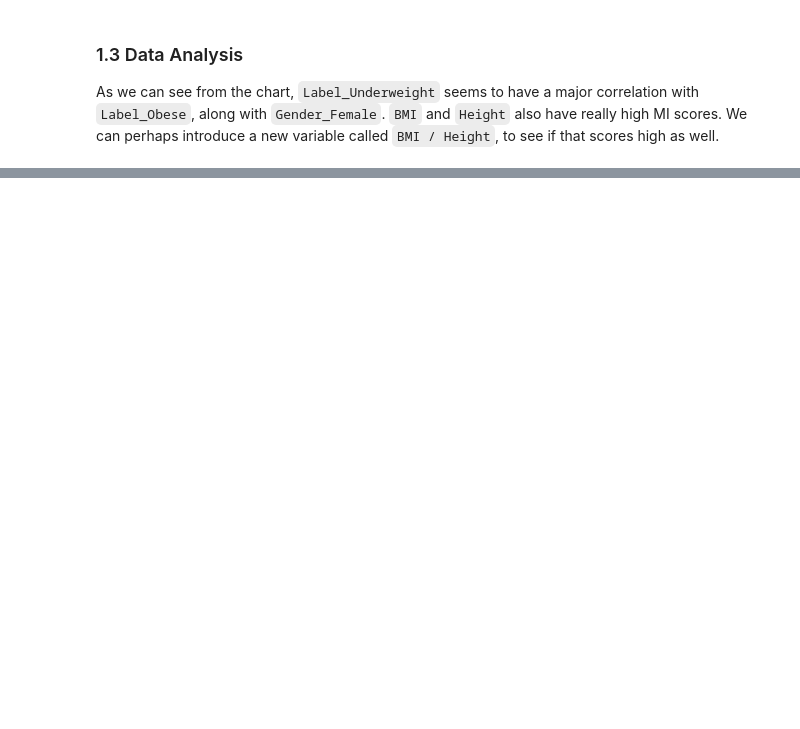
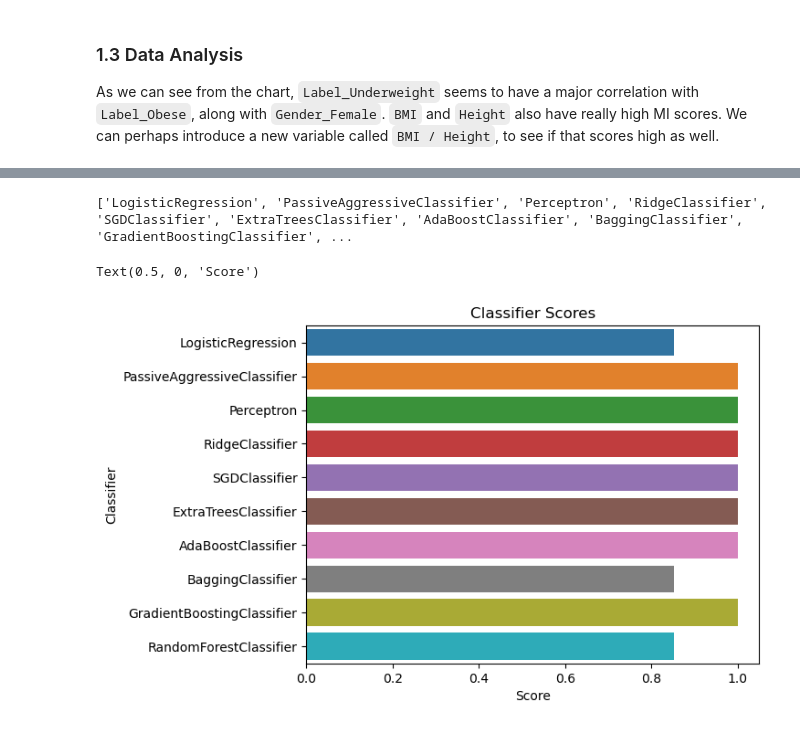
Before and after one commit to cthacker-udel/MLIntro, a Jupyter notebook: notebooks/obesity/index.ipynb, the cells around one changed output, grey strips where cells are left out. Drawn from its saved outputs; the diff is of its cells as text; code cells hidden in the pictures; blank space fills up the shorter version.

```diff
--- a/notebooks/obesity/index.ipynb
+++ b/notebooks/obesity/index.ipynb
@@ -113,0 +114,43 @@ sns.barplot(x=updated_mi_scores.loc[0], y=updated_mi_scores.columns)
+# %%
+from sklearn.linear_model import LogisticRegression, PassiveAggressiveClassifier, Perceptron, RidgeClassifier, SGDClassifier
+from sklearn.ensemble import ExtraTreesClassifier, AdaBoostClassifier, BaggingClassifier, GradientBoostingClassifier, RandomForestClassifier
+from sklearn.metrics import mean_absolute_error
+from sklearn.model_selection import train_test_split
+
+classifiers = [
+    LogisticRegression(),
+    PassiveAggressiveClassifier(),
+    Perceptron(),
+    RidgeClassifier(),
+    SGDClassifier(),
+    ExtraTreesClassifier(),
+    AdaBoostClassifier(),
+    BaggingClassifier(),
+    GradientBoostingClassifier(),
+    RandomForestClassifier()
+]
+
+classifier_names = []
+classifier_errors = []
+classifier_scores = []
+
+train_x, test_x, train_y, test_y = train_test_split(x_fe, y)
+
+for each_classifier in classifiers:
+    each_classifier.fit(train_x, train_y)
+    predictions = each_classifier.predict(test_x)
+    error = mean_absolute_error(test_y, predictions)
+    score = each_classifier.score(test_x, test_y)
+    classifier_names.append(each_classifier.__class__.__name__)
+    classifier_errors.append(error)
+    classifier_scores.append(score)
+# %% [output]
+['LogisticRegression', 'PassiveAggressiveClassifier', 'Perceptron', 'RidgeClassifier', 'SGDClassifier', 'ExtraTreesClassifier', 'AdaBoostClassifier', 'BaggingClassifier', 'GradientBoostingClassifier', ...
+# %%
+ax = sns.barplot(x=classifier_scores, y=classifier_names)
+ax.set_ylabel("Classifier")
+ax.set_title("Classifier Scores")
+ax.set_xlabel("Score")
+# %% [output]
+Text(0.5, 0, 'Score')
+[figure, added]
```
Also changed, not shown: parts of 4 cells of this notebook, 1 other file.
